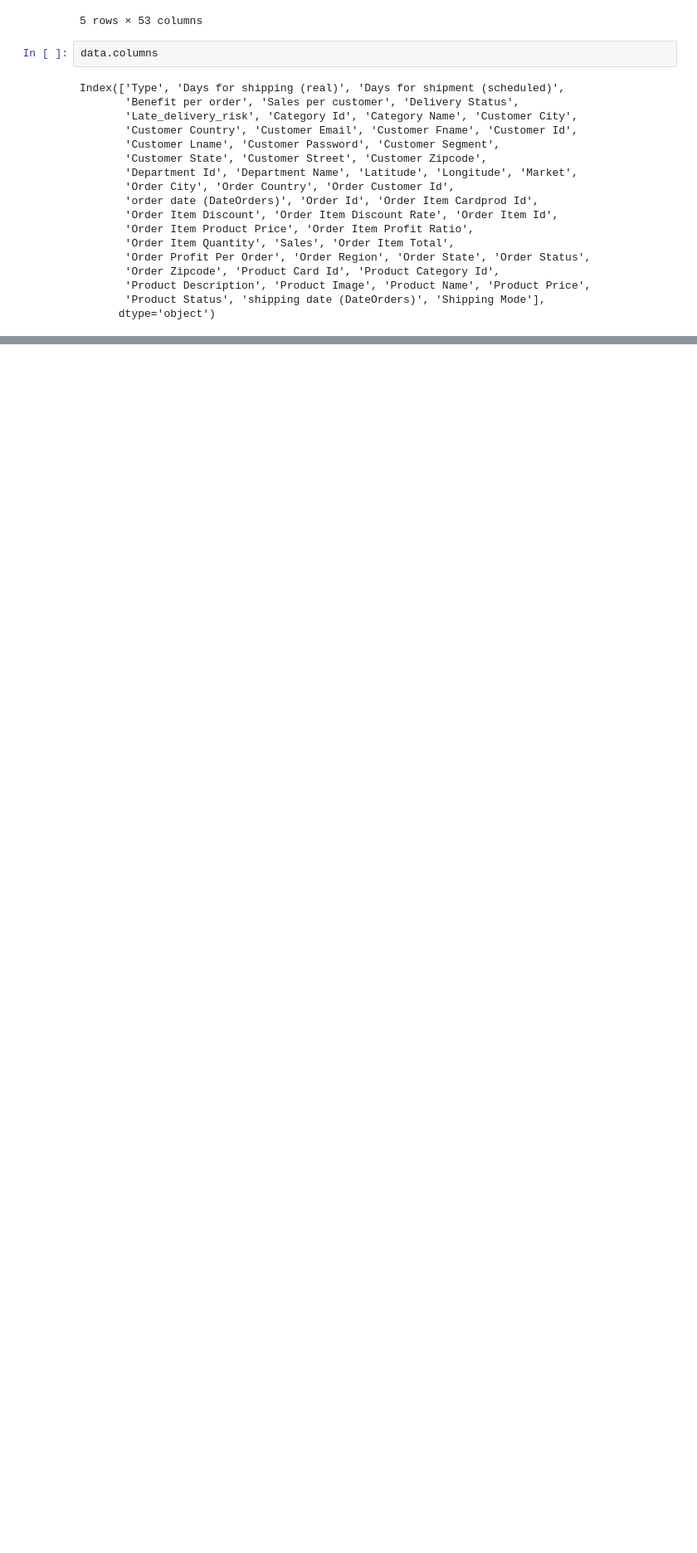
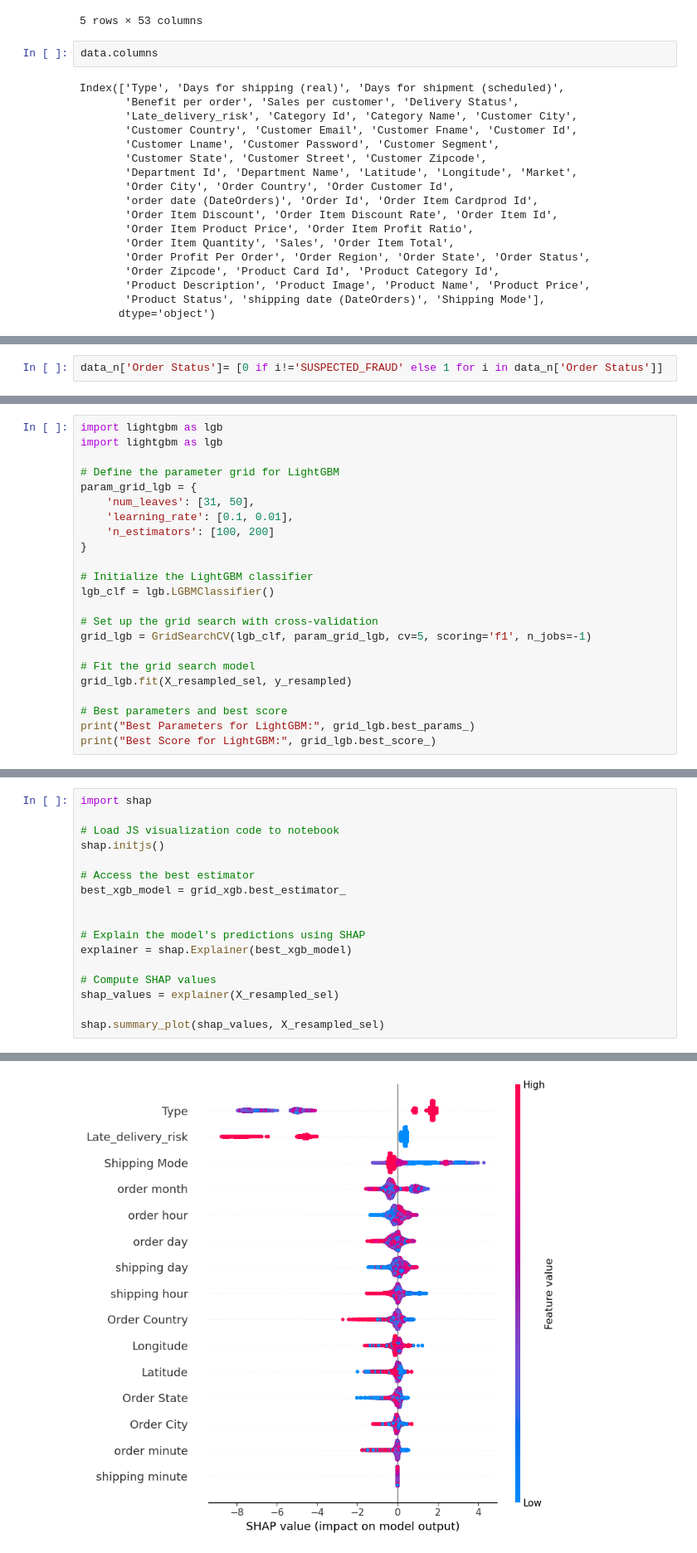
Before and after one commit to McGill-MMA-EnterpriseAnalytics/DataCo_Supply_Chain, a Jupyter notebook: models/Order_Fraud_Detection.ipynb, the cells around one changed output, grey strips where cells are left out. Shown at 83% size. Saved outputs shown, nothing was run; the diff lists cells and outputs as text; blank space fills up the shorter version.

Commit message:
finish fraud detect

```diff
--- a/models/Order_Fraud_Detection.ipynb
+++ b/models/Order_Fraud_Detection.ipynb
@@ -38,0 +84,2 @@ data['shipping date']= pd.to_datetime(data['shipping date (DateOrders)'])
+# %%
+data_n['Order Status']= [0 if i!='SUSPECTED_FRAUD' else 1 for i in data_n['Order Status']]
@@ -38,0 +262,23 @@ data['shipping date']= pd.to_datetime(data['shipping date (DateOrders)'])
+# %%
+import lightgbm as lgb
+import lightgbm as lgb
+
+# Define the parameter grid for LightGBM
+param_grid_lgb = {
+    'num_leaves': [31, 50],
+    'learning_rate': [0.1, 0.01],
+    'n_estimators': [100, 200]
+}
+
+# Initialize the LightGBM classifier
+lgb_clf = lgb.LGBMClassifier()
+
+# Set up the grid search with cross-validation
+grid_lgb = GridSearchCV(lgb_clf, param_grid_lgb, cv=5, scoring='f1', n_jobs=-1)
+
+# Fit the grid search model
+grid_lgb.fit(X_resampled_sel, y_resampled)
+
+# Best parameters and best score
+print("Best Parameters for LightGBM:", grid_lgb.best_params_)
+print("Best Score for LightGBM:", grid_lgb.best_score_)
@@ -38,0 +364,18 @@ data['shipping date']= pd.to_datetime(data['shipping date (DateOrders)'])
+# %%
+import shap
+
+# Load JS visualization code to notebook
+shap.initjs()
+
+# Access the best estimator
+best_xgb_model = grid_xgb.best_estimator_
+
+
+# Explain the model's predictions using SHAP
+explainer = shap.Explainer(best_xgb_model)
+
+# Compute SHAP values
+shap_values = explainer(X_resampled_sel)
+
+shap.summary_plot(shap_values, X_resampled_sel)
+# %% [output]
@@ -38,0 +384 @@ data['shipping date']= pd.to_datetime(data['shipping date (DateOrders)'])
+[figure, added]
```
Also changed, not shown: parts of 21 cells of this notebook.
